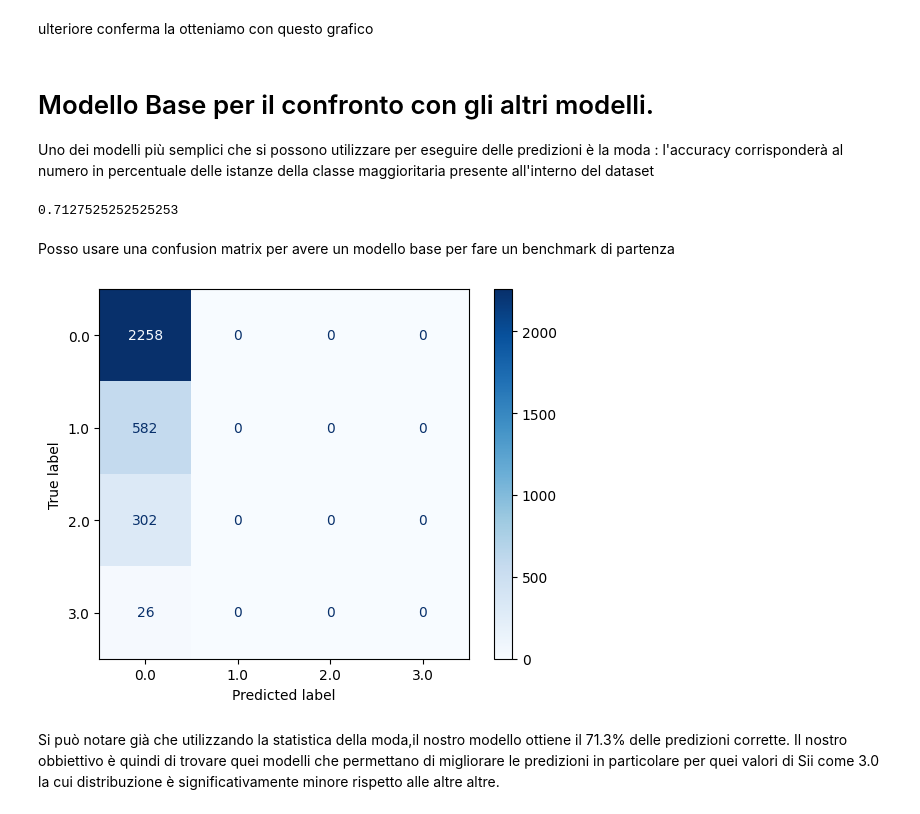
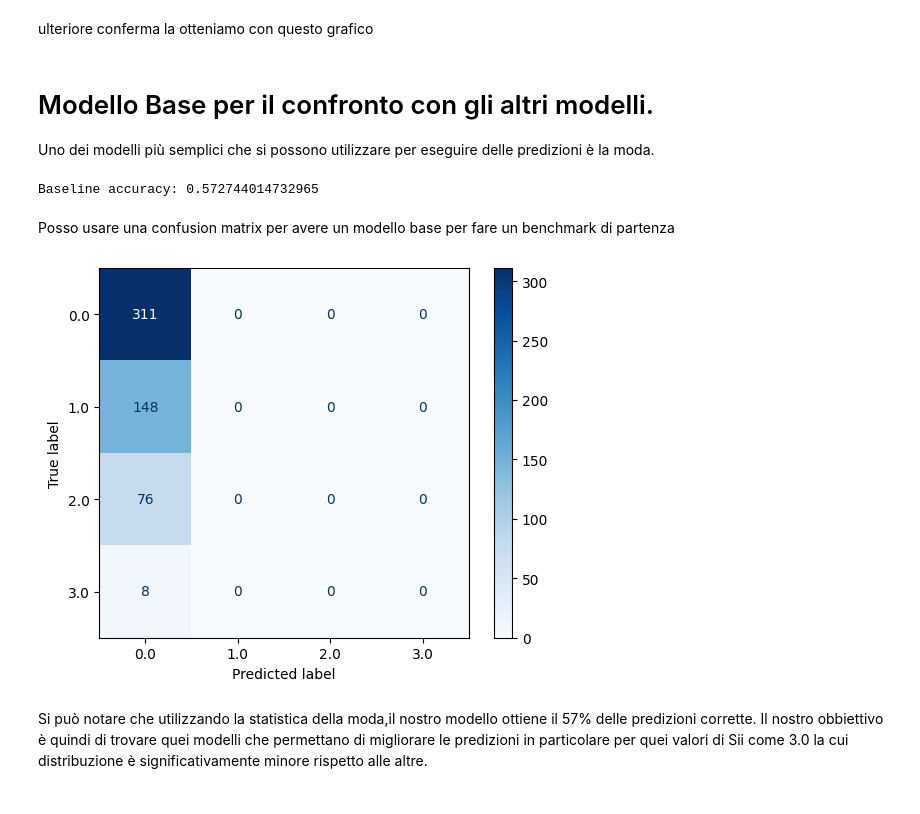
Before and after one commit to dadezz/ML_Problematic_Internet_Use, a Jupyter notebook: src/data_cleaning.ipynb, the cells around one changed output. Drawn from its saved outputs; the diff is of its cells as text; code cells hidden in the pictures.

Commit message:
basemodel on X_test

```diff
--- a/src/data_cleaning.ipynb
+++ b/src/data_cleaning.ipynb
@@ -336,6 +336,11 @@ proxy_features = [
 # fino alla valutazione finale
 X_train_full, X_test, y_train_full, y_test = train_test_split(
     X, Y, test_size=0.2, random_state=42)
+
+# nel test devo eliminare i nan (non posso imputarli)
+mask = ~y_test.isna()
+y_test = y_test[mask]
+X_test = X_test[mask]
 
 # Creiamo un unico dataframe di training per manipolarlo più facilmente
 train_df = pd.concat([X_train_full, y_train_full], axis=1)
@@ -588,38 +593,33 @@ ax.grid();
 ulteriore conferma la otteniamo con questo grafico
 # %% [markdown]
 # Modello Base per il confronto con gli altri modelli.
-Uno dei modelli più semplici che si possono utilizzare per eseguire delle predizioni è la moda : l'accuracy corrisponderà al numero in percentuale delle istanze della classe maggioritaria presente all'interno del dataset
+Uno dei modelli più semplici che si possono utilizzare per eseguire delle predizioni è la moda.
 # %%
+from sklearn.metrics import accuracy_score
+
+
 y_train_mode = y_train_final.mode()[0]
-y_train_mode
 
-count_model = (y_train_final == y_train_mode).sum()
+# Predizione costante sul test
+y_pred_base = [y_train_mode] * len(y_test)
 
-base_accuracy = count_model / len(y_train_final)
-base_accuracy
+# Accuracy baseline
+base_accuracy = accuracy_score(y_test, y_pred_base)
+print("Baseline accuracy:", base_accuracy)
 # %% [output]
-0.7127525252525253
+Baseline accuracy: 0.572744014732965
 # %% [markdown]
 Posso usare una confusion matrix per avere un modello base per fare un benchmark di partenza
 # %%
 from sklearn.metrics import confusion_matrix, ConfusionMatrixDisplay
 import matplotlib.pyplot as plt
 
-# y_true: etichette reali
-y_true = y_train_final.array
-
-# y_pred: predizioni costanti
-y_pred = [y_train_mode] * len(y_train_final)
-
-# Creare confusion matrix
-cm = confusion_matrix(y_true, y_pred)
-
-# Plot
-disp = ConfusionMatrixDisplay(confusion_matrix=cm, display_labels=sorted(set(y_true)))
+cm = confusion_matrix(y_test, y_pred_base)
+disp = ConfusionMatrixDisplay(confusion_matrix=cm, display_labels=sorted(set(y_test)))
 disp.plot(cmap=plt.cm.Blues)
 plt.show()
 # %% [output]
-[figure, old version]
+[figure, new version]
 # %% [markdown]
-Si può notare già che utilizzando la statistica della moda,il nostro modello ottiene il 71.3% delle predizioni corrette.
-Il nostro obbiettivo è quindi di trovare quei modelli che permettano di migliorare le predizioni in particolare per quei valori di Sii come 3.0 la cui distribuzione è significativamente minore rispetto alle altre altre.
+Si può notare che utilizzando la statistica della moda,il nostro modello ottiene il 57% delle predizioni corrette.
+Il nostro obbiettivo è quindi di trovare quei modelli che permettano di migliorare le predizioni in particolare per quei valori di Sii come 3.0 la cui distribuzione è significativamente minore rispetto alle altre.
```
Also changed, not shown: parts of 6 cells of this notebook, 3 other files.
